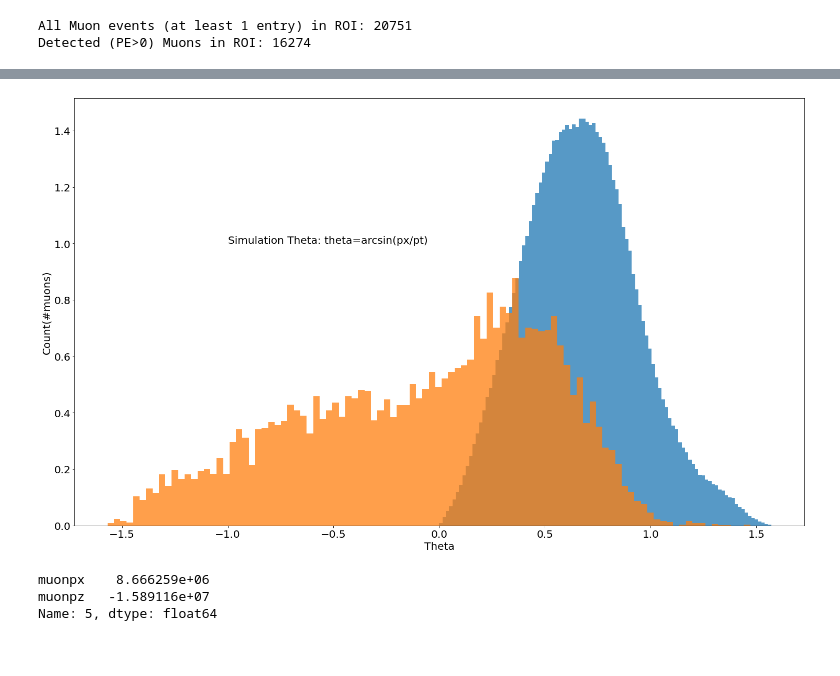
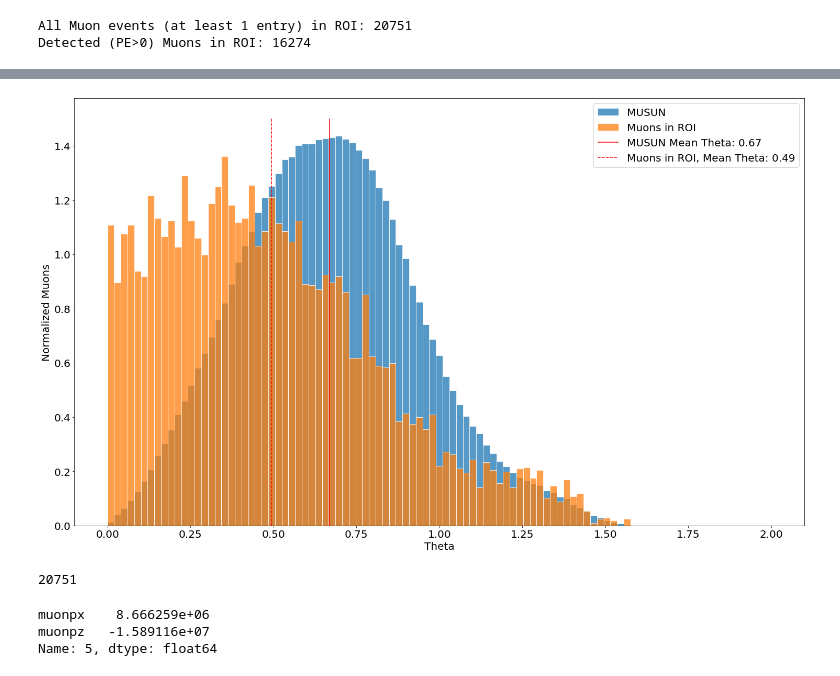
Before and after one commit to luigiberducci/ML4NP, a Jupyter notebook: Notebooks/AnalysisMuonsInROI/compare_startingconditions_of_muons_reaching_roi.ipynb, the cells around one changed output, grey strips where cells are left out. Cells and saved outputs as stored; diff of their text form; code cells hidden in the pictures.

```diff
--- a/Notebooks/AnalysisMuonsInROI/compare_startingconditions_of_muons_reaching_roi.ipynb
+++ b/Notebooks/AnalysisMuonsInROI/compare_startingconditions_of_muons_reaching_roi.ipynb
@@ -95,3 +94,0 @@ plt.show()
-# %%
-roi_events["pt"] = (roi_events.muonpx**2 + roi_events.muonpz**2)**0.5
-roi_events["theta"] = np.arcsin(roi_events.muonpx / roi_events.pt)
@@ -108,13 +95,24 @@ roi_events.head()
-# %%
-alpha=0.75
-plt.hist(musun.theta,bins=100, density=True, label="MUSUN", alpha=alpha)
-plt.hist(roi_events.theta,bins=100, density=True, label="Simulations", alpha=alpha)
-plt.ylabel("Count(#muons)")
-plt.xlabel("Theta")
-plt.text(-1, 1, "Simulation Theta: theta=arcsin(px/pt)")
-plt.show()
-# %% [output]
-[figure, removed]
+# %%
+alpha=0.75
+bins = np.linspace(0, 2, 100)
+plt.hist(musun.theta, bins=bins, density=True, label="MUSUN", alpha=alpha, edgecolor='w')
+plt.hist(roi_events.theta, bins=bins, density=True, label="Muons in ROI", alpha=alpha, edgecolor='w')
+#plt.hist(roi_lowenergy.theta, bins=bins, density=True, label="Low-Energy Muons in ROI", alpha=alpha, edgecolor='w')
+
+plt.vlines(musun.theta.mean(), 0, 1.5, color='r', linestyles='solid', label='MUSUN Mean Theta: {:.2f}'.format(musun.theta.mean()))
+plt.vlines(roi_events.theta.mean(), 0, 1.5, color='r', linestyles='dashed', label='Muons in ROI, Mean Theta: {:.2f}'.format(roi_events.theta.mean()))
+#plt.vlines(roi_lowenergy.theta.mean(), 0, 1.5, color='r', linestyles='dashed', label='LE Mu Mean Theta: {:.2f}'.format(roi_lowenergy.theta.mean()))
+
+plt.ylabel("Normalized Muons")
+plt.xlabel("Theta")
+plt.legend()
+plt.show()
+# %% [output]
+[figure, added]
+# %%
+len(roi_events)
+# %% [output]
+20751
 # %%
 row0[["muonpx", "muonpz"]]
 # %% [output]
```
Also changed, not shown: parts of 6 cells of this notebook, 1 other file.
